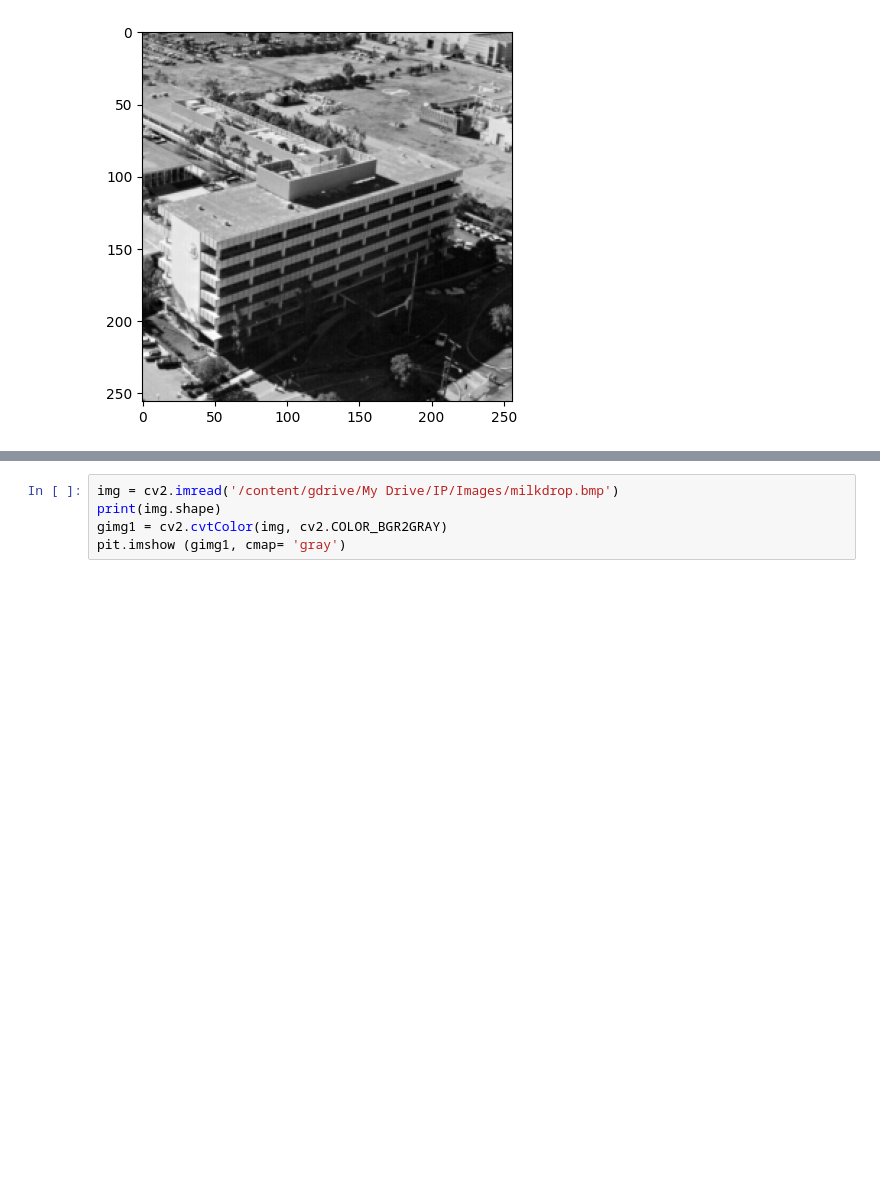
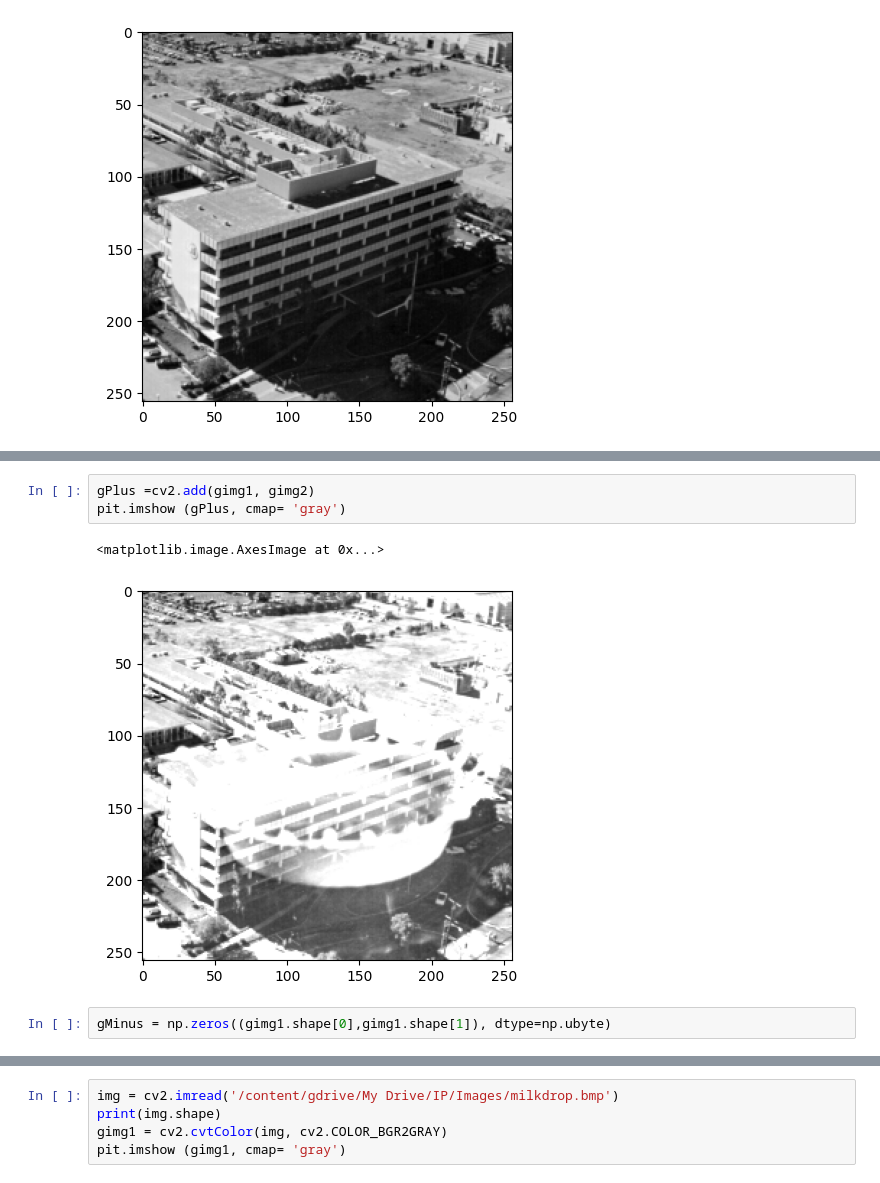
Before and after one commit to KdlsMH/20204451_Digital_Image_Processing_-, a Jupyter notebook: Ch03_1.ipynb, the cells around one changed output, grey strips where cells are left out. Drawn from its saved outputs; the diff is of its cells as text; blank space fills up the shorter version.

```diff
--- a/Ch03_1.ipynb
+++ b/Ch03_1.ipynb
@@ -20,0 +55,8 @@ pit.imshow (gimg1, cmap= 'gray')
+# %%
+gPlus =cv2.add(gimg1, gimg2)
+pit.imshow (gPlus, cmap= 'gray')
+# %% [output]
+<matplotlib.image.AxesImage at 0x...>
+[figure, added]
+# %%
+gMinus = np.zeros((gimg1.shape[0],gimg1.shape[1]), dtype=np.ubyte)
```
Also changed, not shown: parts of 11 cells of this notebook.
